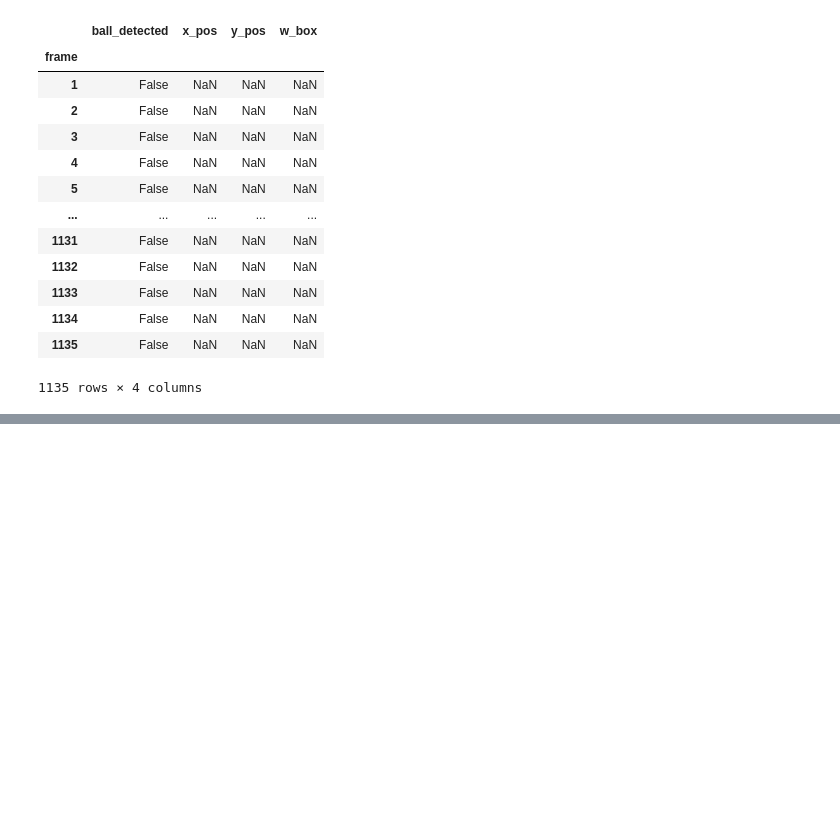
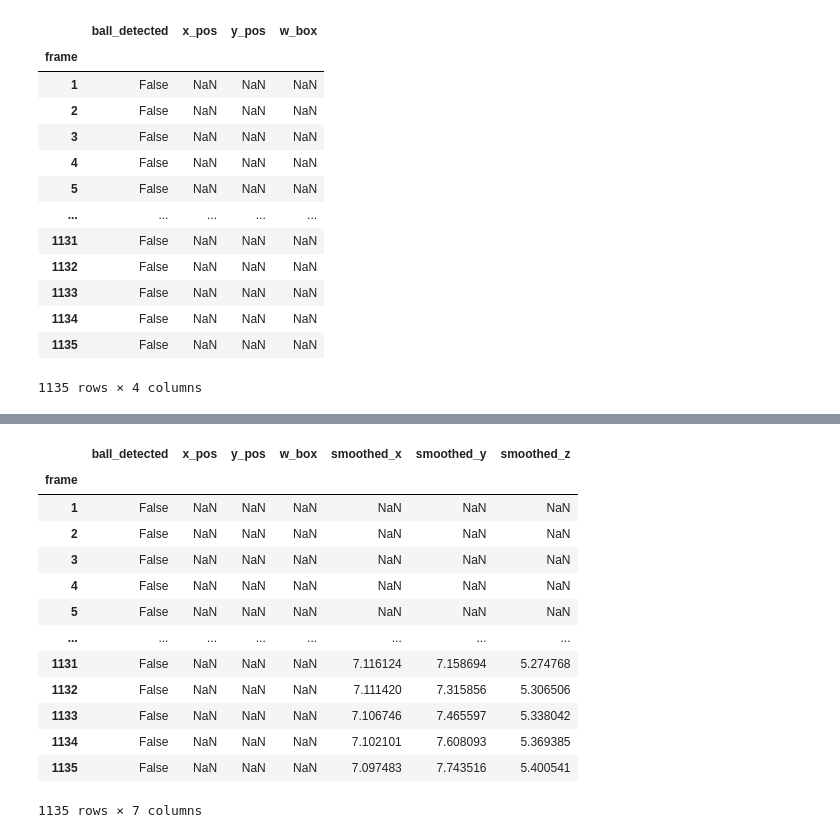
Before and after one commit to VarRoman/diploma_project, a Jupyter notebook: ball_3d_analysis/IMM_UKF_modeling.ipynb, the cells around one changed output, grey strips where cells are left out. Saved outputs shown, nothing was run; the diff lists cells and outputs as text; code cells hidden in the pictures; blank space fills up the shorter version.

```diff
--- a/ball_3d_analysis/IMM_UKF_modeling.ipynb
+++ b/ball_3d_analysis/IMM_UKF_modeling.ipynb
@@ -24,6 +20,10 @@ def fx_ballistic(x, dt):
     """Балістична нелінійна модель: x_next = F*x * gravity_effect
     F-матриця для [x, vx, y, vy, z, vz]"""
     vx, vy, vz = x[1], x[3], x[5]
+    vx = np.clip(vx, -40.0, 40.0)
+    vy = np.clip(vy, -40.0, 40.0)
+    vz = np.clip(vz, -40.0, 40.0)
+
     F = np.array([[1, dt, 0, 0,  0,  0],                  # x
                   [0, 1,  0, 0,  0,  0],                  # vx
                   [0, 0,  1, dt, 0,  0],                  # y
@@ -59,7 +59,7 @@ def fx_hit(x, dt):
 
 def fx_bounce(x, dt):
     """Модель відскоку, марковська матриця"""
-    espilon = 0.75 # Коефіцієнт реституції
+    epsilon = 0.75 # Коефіцієнт реституції
     friction = 0.85 # Коефіцієнт тертя
     x_next = np.copy(x)
     vx_new = x[1] * friction
@@ -67,7 +67,7 @@ def fx_bounce(x, dt):
     vz_new = x[5] * friction
 
     x_next[0] += vx_new * dt
-    x_next[2] += xy_new * dt
+    x_next[2] += vy_new * dt
     x_next[4] += vz_new * dt
 
     x_next[1] = vx_new
@@ -100,10 +100,33 @@ def get_dynamic_transition_matrix(y, vy):
 
     return M
 # %%
+pts_real_3d = np.array([
+    [0.0, 0.0, 0.0],
+    [9.0, 0.0, 0.0],
+    [9.0, 18.0, 0.0],
+    [0.0, 18.0, 0.0]],dtype=np.float32)
 
+pts_video_2d = np.array([
+    [73, 1031],
+    [1835, 1027],
+    [1504, 606],
+    [405, 606]],dtype=np.float32)
+
+K = np.array([
+    [1300.0, 0.0,    960.0],
+    [0.0,    1300.0, 540.0],
+    [0.0,    0.0,    1.0]],dtype=np.float32)
+
+R, tvec, camera_pos = calibrate_camera(pts_real_3d, pts_video_2d, K, dist=np.zeros((4, 1)))
+
+# Спільні параметри
 frames_per_second = 50
 dt = 1 / frames_per_second
-mu = np.array([0.95, 0.04, 0.01])
+dim_x = 6
+dim_z = 3
+points = MerweScaledSigmaPoints(n=dim_x, alpha=.1, beta=2., kappa=1.)
+P_init = np.diag([0.1, 50.0, 0.1, 50.0, 0.1, 50.0])
+R_init = np.diag([0.01, 0.01, 0.04])
 
 # Для балістичної моделі Q мінімальна
 q_var_ballistic = 0.1
@@ -126,6 +149,7 @@ with open(path_to_load, 'r', encoding='utf-8') as f:
 
 detections_df = pd.DataFrame.from_dict(raw_detections)
 detections_df.set_index('frame', inplace=True)
+detections_df["ball_detected"] = detections_df["ball_detected"].fillna(False)
 # %%
 # main_model = YOLO('/home/var-roman/Desktop/my_projects/diploma_project/training_models/models/main_model_april.pt')
 #
@@ -246 +303,23 @@ for i in detections_df.iterrows():
+# %%
+first_detection = int(detections_df[detections_df['ball_detected']].index[0]) - 1
+detections_df[['smoothed_x', 'smoothed_y', 'smoothed_z']] = np.nan, np.nan, np.nan
+smoothed_values = np.column_stack([smoothed_x, smoothed_y, smoothed_z])
+detections_df.iloc[first_detection:, detections_df.columns.get_indexer(['smoothed_x', 'smoothed_y', 'smoothed_z'])] = smoothed_values
+# %%
+detections_df
+# %% [output]
+|  | ball_detected | x_pos | y_pos | w_box | smoothed_x | smoothed_y | smoothed_z |
+| frame |  |  |  |  |  |  |  |
+| 1 | False | NaN | NaN | NaN | NaN | NaN | NaN |
+| 2 | False | NaN | NaN | NaN | NaN | NaN | NaN |
+| 3 | False | NaN | NaN | NaN | NaN | NaN | NaN |
+| 4 | False | NaN | NaN | NaN | NaN | NaN | NaN |
+| 5 | False | NaN | NaN | NaN | NaN | NaN | NaN |
+| ... | ... | ... | ... | ... | ... | ... | ... |
+| 1131 | False | NaN | NaN | NaN | 7.116124 | 7.158694 | 5.274768 |
+| 1132 | False | NaN | NaN | NaN | 7.111420 | 7.315856 | 5.306506 |
+| 1133 | False | NaN | NaN | NaN | 7.106746 | 7.465597 | 5.338042 |
+| 1134 | False | NaN | NaN | NaN | 7.102101 | 7.608093 | 5.369385 |
+| 1135 | False | NaN | NaN | NaN | 7.097483 | 7.743516 | 5.400541 |
+1135 rows × 7 columns
 # %%
```
Also changed, not shown: parts of 5 cells of this notebook, 2 other files.
